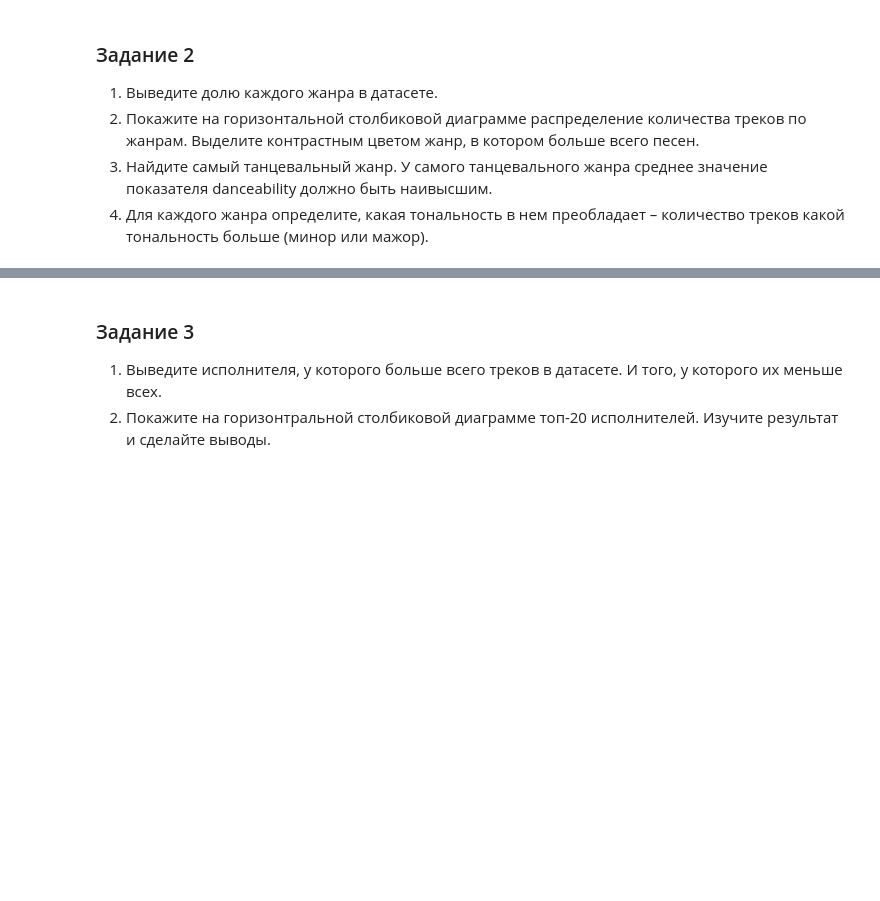
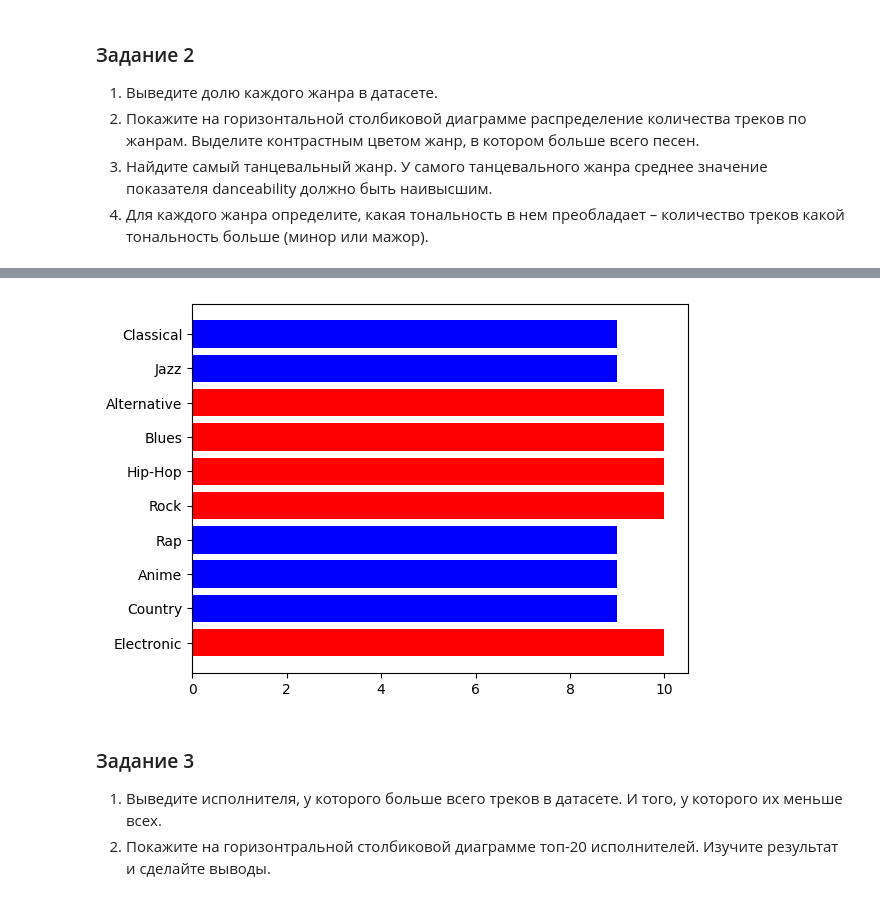
Before and after one commit to Daria13-gif/cs102, a Jupyter notebook: Копия_блокнота_"Практическая_работа_6_22_23_ipynb".ipynb, the cells around one changed output, grey strips where cells are left out. Cells and saved outputs as stored; diff of their text form; code cells hidden in the pictures; blank space fills up the shorter version.

```diff
--- a/Копия_блокнота_"Практическая_работа_6_22_23_ipynb".ipynb
+++ b/Копия_блокнота_"Практическая_работа_6_22_23_ipynb".ipynb
@@ -98,0 +79,68 @@ NameError: ignored
+# %%
+import pandas as pd
+import matplotlib.pyplot as plt
+
+
+df = pd.read_csv("music_genre.csv")
+df = df.sample(20000)
+df = df.drop_duplicates()
+list_genre = (df.music_genre.unique())[:-1] # в дф обращаемся к столбику music_genre
+# и выводим уникальныее значения
+
+
+# 1. Выведите долю каждого жанра в датасете.
+dict_music_genre = {}
+for i in list_genre:
+    # идем по всем i в списке и считаем количество строк с данным значением
+    dict_music_genre[i] = len(df.loc[df["music_genre"] == i]) // 200
+for i in dict_music_genre:
+    print(i, dict_music_genre[i])
+
+
+# 3. Найдите самый танцевальный жанр. У самого танцевального жанра среднее
+# значение показателя danceability должно быть наивысшим.
+dict_danceability = {}
+for i in list_genre:
+    dict_danceability[i] = df.loc[df["music_genre"] == i]["danceability"].mean()
+print(max(dict_danceability, key=dict_danceability.get))
+
+
+# 4. Для каждого жанра определите, какая тональность в нем преобладает – количество
+# треков какой тональность больше (минор или мажор).
+dict_mode = {}
+for i in list_genre:
+    print(len(df.loc[(df["music_genre"] == i)
+                  & (df["mode"] == "Major")]), len(df.loc[(df["music_genre"] == i)
+                                                           & (df["mode"] == "Minor")]))
+    if len(df.loc[(df["music_genre"] == i)
+                  & (df["mode"] == "Major")]) > len(df.loc[(df["music_genre"] == i)
+                                                           & (df["mode"] == "Minor")]):
+        dict_mode[i] = "Major"
+    elif len(df.loc[(df["music_genre"] == i)
+                  & (df["mode"] == "Major")]) < len(df.loc[(df["music_genre"] == i)
+                                                           & (df["mode"] == "Minor")]):
+        dict_mode[i] = "Minor"
+    else:
+        dict_mode[i] = "The values are the same"
+
+for i in dict_mode:
+    print(i, dict_mode[i])
+
+
+# 2. Покажите на горизонтальной столбиковой диаграмме распределение количества треков по жанрам.
+# Выделите контрастным цветом жанр, в котором больше всего песен.
+x = list_genre
+y = dict_music_genre.values()
+m = max(y)
+colors = []
+for i in y:
+    if i == m:
+        colors.append('r')
+    else:
+        colors.append('b')
+
+# указываем тип диаграммы и подаем ей данные - название данных(х) и второре значение(у),
+# передаем цвета
+plt.barh(x, y, color=colors)
+plt.show()
+# %% [output]
@@ -99,3 +164,4 @@ NameError: ignored
+[figure, added]
 # %% [markdown]
 ### Задание 3
 
```
Also changed, not shown: parts of 17 cells of this notebook.
